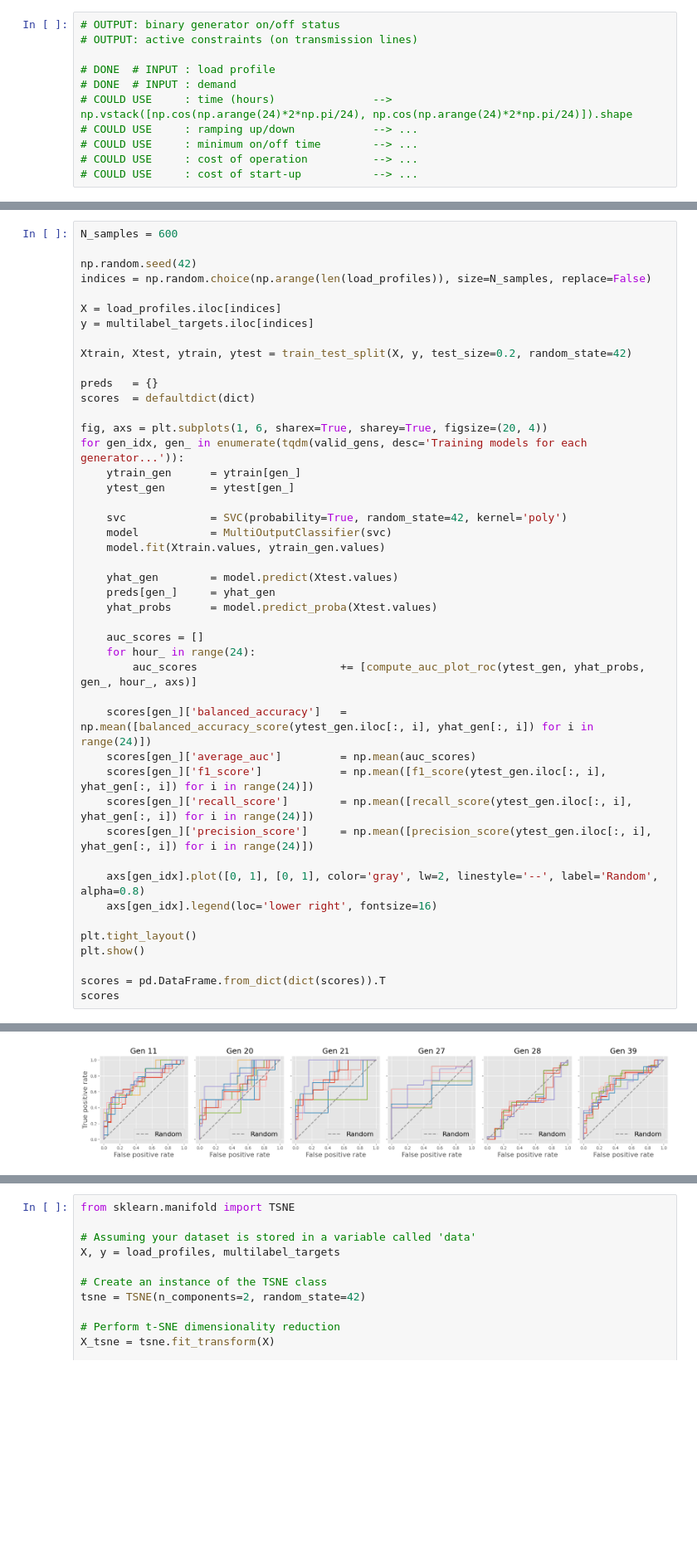
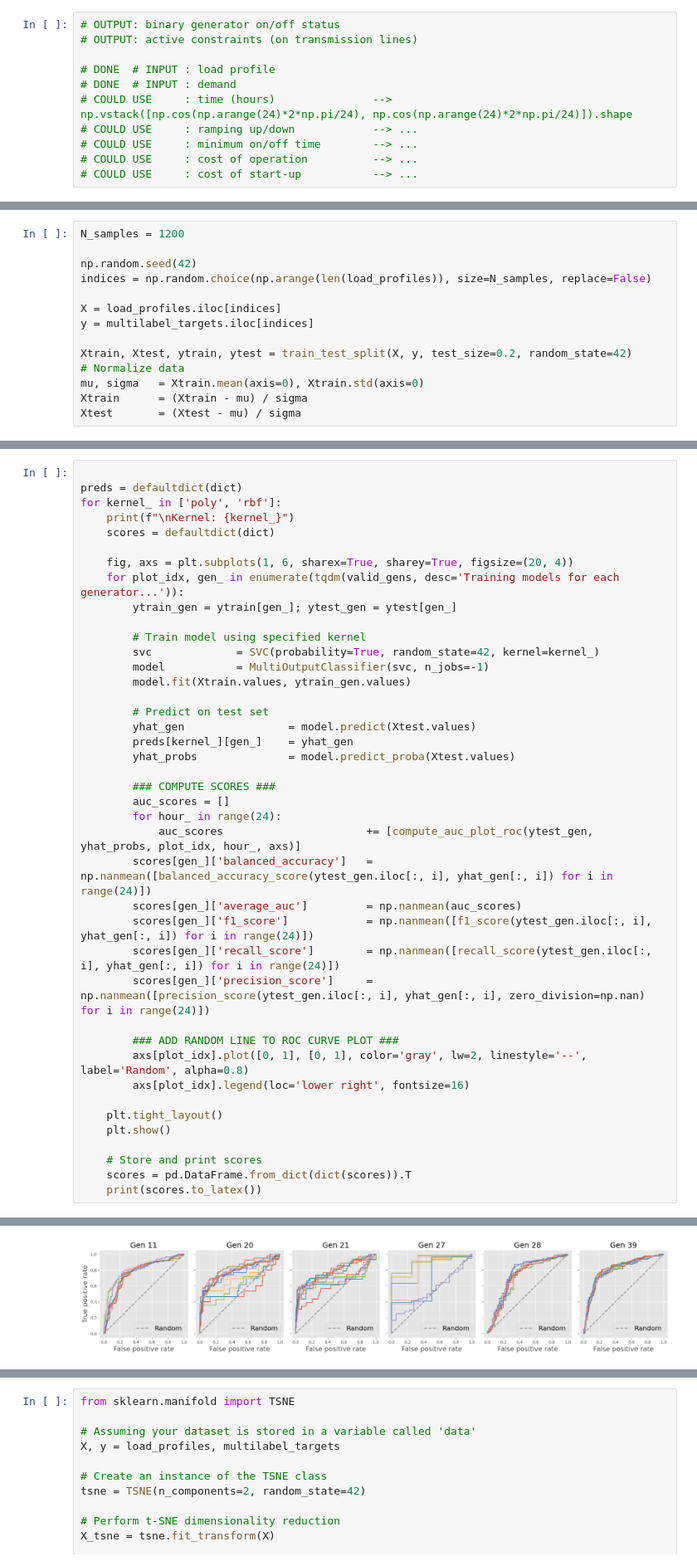
Before and after one commit to albertkjoller/ml-energy-systems, a Jupyter notebook: src/assignment3/notebooks/explainer_notebook.ipynb, the cells around one changed output, grey strips where cells are left out. Shown at 83% size. Drawn from its saved outputs; the diff is of its cells as text; blank space fills up the shorter version.

```diff
--- a/src/assignment3/notebooks/explainer_notebook.ipynb
+++ b/src/assignment3/notebooks/explainer_notebook.ipynb
@@ -659,2 +677,16 @@ def compute_auc_plot_roc(ytest_gen, yhat_probs, gen_, hour_, axs):
 
     return auc_score
+# %%
+N_samples = 1200
+
+np.random.seed(42)
+indices = np.random.choice(np.arange(len(load_profiles)), size=N_samples, replace=False)
+
+X = load_profiles.iloc[indices]
+y = multilabel_targets.iloc[indices]
+
+Xtrain, Xtest, ytrain, ytest = train_test_split(X, y, test_size=0.2, random_state=42)
+# Normalize data
+mu, sigma   = Xtrain.mean(axis=0), Xtrain.std(axis=0)
+Xtrain      = (Xtrain - mu) / sigma
+Xtest       = (Xtest - mu) / sigma
@@ -661,46 +695,42 @@ def compute_auc_plot_roc(ytest_gen, yhat_probs, gen_, hour_, axs):
 # %%
-N_samples = 600
 
-np.random.seed(42)
-indices = np.random.choice(np.arange(len(load_profiles)), size=N_samples, replace=False)
+preds = defaultdict(dict)
+for kernel_ in ['poly', 'rbf']:
+    print(f"\nKernel: {kernel_}")
+    scores = defaultdict(dict)
 
-X = load_profiles.iloc[indices]
-y = multilabel_targets.iloc[indices]
+    fig, axs = plt.subplots(1, 6, sharex=True, sharey=True, figsize=(20, 4))
+    for plot_idx, gen_ in enumerate(tqdm(valid_gens, desc='Training models for each generator...')):
+        ytrain_gen = ytrain[gen_]; ytest_gen = ytest[gen_]
 
-Xtrain, Xtest, ytrain, ytest = train_test_split(X, y, test_size=0.2, random_state=42)
+        # Train model using specified kernel
+        svc             = SVC(probability=True, random_state=42, kernel=kernel_)
+        model           = MultiOutputClassifier(svc, n_jobs=-1)
+        model.fit(Xtrain.values, ytrain_gen.values)
 
-preds   = {}
-scores  = defaultdict(dict)
+        # Predict on test set
+        yhat_gen                = model.predict(Xtest.values)
+        preds[kernel_][gen_]    = yhat_gen
+        yhat_probs              = model.predict_proba(Xtest.values)
 
-fig, axs = plt.subplots(1, 6, sharex=True, sharey=True, figsize=(20, 4))
-for gen_idx, gen_ in enumerate(tqdm(valid_gens, desc='Training models for each generator...')):
-    ytrain_gen      = ytrain[gen_]
-    ytest_gen       = ytest[gen_]
+        ### COMPUTE SCORES ###
+        auc_scores = []
+        for hour_ in range(24):
+            auc_scores                      += [compute_auc_plot_roc(ytest_gen, yhat_probs, plot_idx, hour_, axs)]
+        scores[gen_]['balanced_accuracy']   = np.nanmean([balanced_accuracy_score(ytest_gen.iloc[:, i], yhat_gen[:, i]) for i in range(24)])
+        scores[gen_]['average_auc']         = np.nanmean(auc_scores)
+        scores[gen_]['f1_score']            = np.nanmean([f1_score(ytest_gen.iloc[:, i], yhat_gen[:, i]) for i in range(24)])
+        scores[gen_]['recall_score']        = np.nanmean([recall_score(ytest_gen.iloc[:, i], yhat_gen[:, i]) for i in range(24)])
+        scores[gen_]['precision_score']     = np.nanmean([precision_score(ytest_gen.iloc[:, i], yhat_gen[:, i], zero_division=np.nan) for i in range(24)])
 
-    svc             = SVC(probability=True, random_state=42, kernel='poly')
-    model           = MultiOutputClassifier(svc)
-    model.fit(Xtrain.values, ytrain_gen.values)
+        ### ADD RANDOM LINE TO ROC CURVE PLOT ###
+        axs[plot_idx].plot([0, 1], [0, 1], color='gray', lw=2, linestyle='--', label='Random', alpha=0.8)
+        axs[plot_idx].legend(loc='lower right', fontsize=16)
 
-    yhat_gen        = model.predict(Xtest.values)
-    preds[gen_]     = yhat_gen
-    yhat_probs      = model.predict_proba(Xtest.values)
+    plt.tight_layout()
+    plt.show()
 
-    auc_scores = []
-    for hour_ in range(24):
-        auc_scores                      += [compute_auc_plot_roc(ytest_gen, yhat_probs, gen_, hour_, axs)]
-
-    scores[gen_]['balanced_accuracy']   = np.mean([balanced_accuracy_score(ytest_gen.iloc[:, i], yhat_gen[:, i]) for i in range(24)])
-    scores[gen_]['average_auc']         = np.mean(auc_scores)
-    scores[gen_]['f1_score']            = np.mean([f1_score(ytest_gen.iloc[:, i], yhat_gen[:, i]) for i in range(24)])
-    scores[gen_]['recall_score']        = np.mean([recall_score(ytest_gen.iloc[:, i], yhat_gen[:, i]) for i in range(24)])
-    scores[gen_]['precision_score']     = np.mean([precision_score(ytest_gen.iloc[:, i], yhat_gen[:, i]) for i in range(24)])
-
-    axs[gen_idx].plot([0, 1], [0, 1], color='gray', lw=2, linestyle='--', label='Random', alpha=0.8)
-    axs[gen_idx].legend(loc='lower right', fontsize=16)
-
-plt.tight_layout()
-plt.show()
-
-scores = pd.DataFrame.from_dict(dict(scores)).T
-scores
+    # Store and print scores
+    scores = pd.DataFrame.from_dict(dict(scores)).T
+    print(scores.to_latex())
 # %% [output]
@@ -707 +738 @@ scores
-[figure, old version]
+[figure, new version]
```
Also changed, not shown: parts of 21 cells of this notebook, 16 other files.
